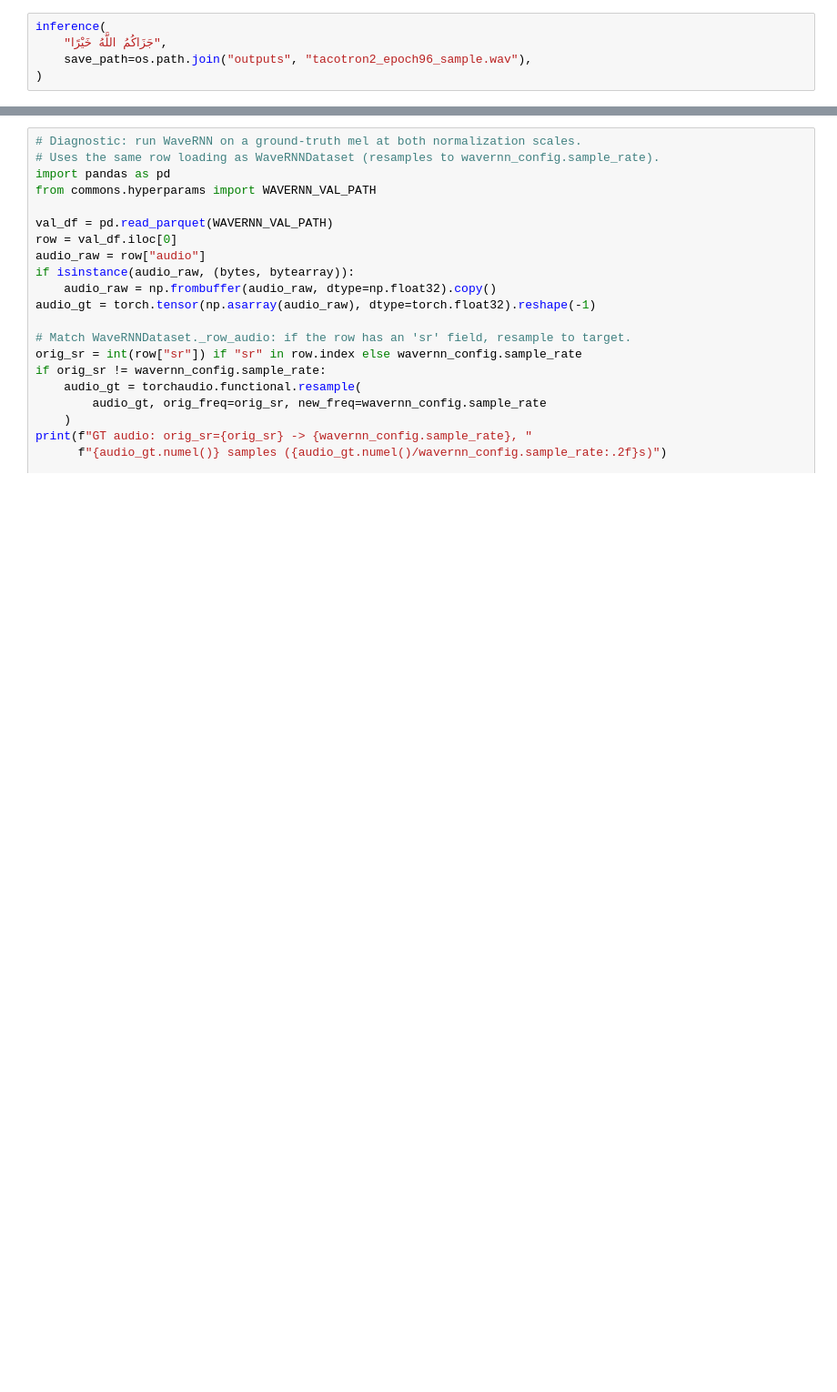
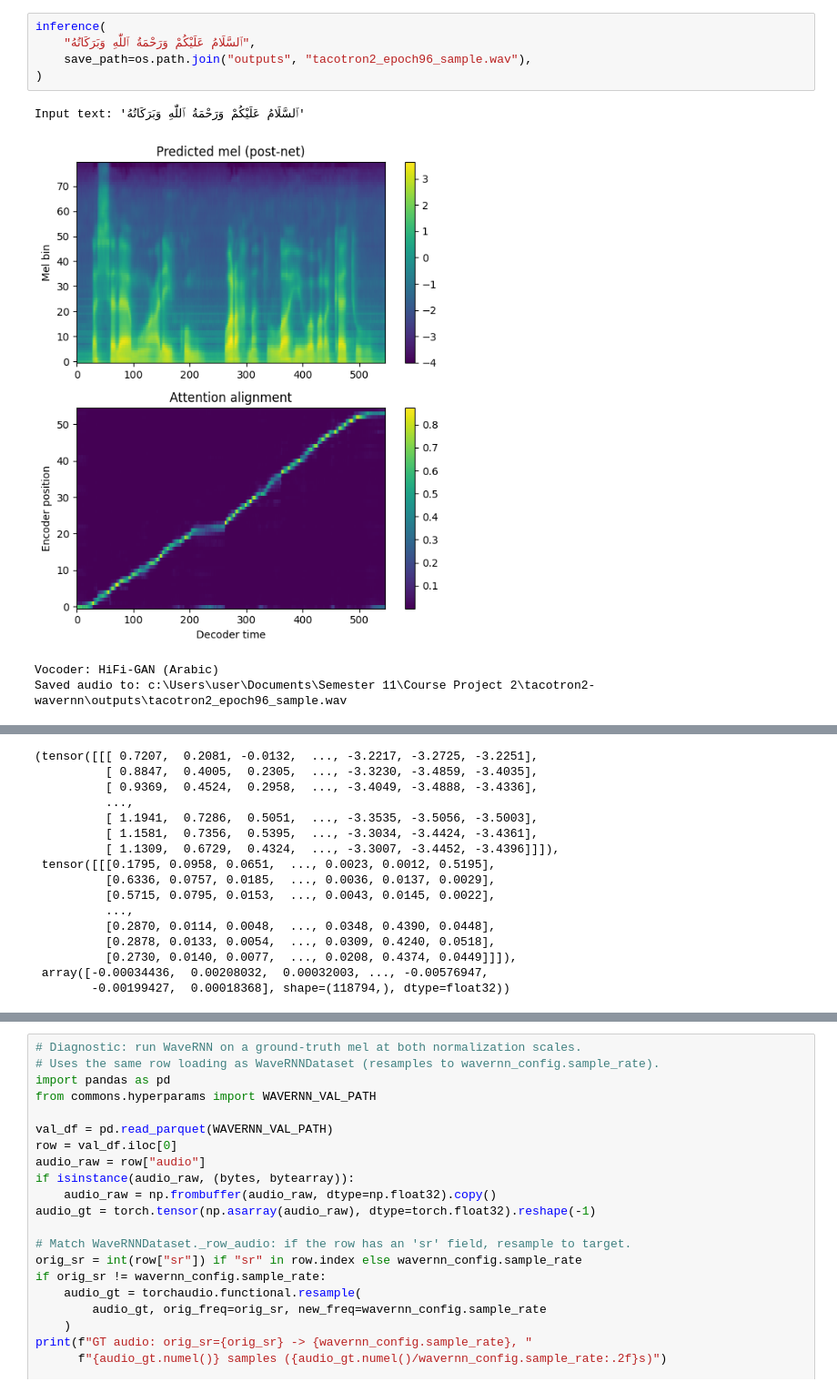
Before and after one commit to HazardCodeBolt/tacotron2, a Jupyter notebook: tacotron2/inference.ipynb, the cells around one changed output, grey strips where cells are left out. Shown at 91% size. Saved outputs shown, nothing was run; the diff lists cells and outputs as text; blank space fills up the shorter version.

Commit message:
cleander audio inference

```diff
--- a/tacotron2/inference.ipynb
+++ b/tacotron2/inference.ipynb
@@ -247,5 +281,10 @@ def inference(
 # %%
 inference(
-    "جَزَاكُمُ اللَّهُ خَيْرًا",
+    "ٱلسَّلَامُ عَلَيْكُمْ وَرَحْمَةُ ٱللّٰهِ وَبَرَكَاتُهُ",
     save_path=os.path.join("outputs", "tacotron2_epoch96_sample.wav"),
 )
+# %% [output]
+Input text: 'ٱلسَّلَامُ عَلَيْكُمْ وَرَحْمَةُ ٱللّٰهِ وَبَرَكَاتُهُ'
+[figure, added]
+Vocoder: HiFi-GAN (Arabic)
+Saved audio to: c:\Users\user\Documents\Semester 11\Course Project 2\tacotron2-wavernn\outputs\tacotron2_epoch96_sample.wav
@@ -251,0 +292,16 @@ inference(
+(tensor([[[ 0.7207,  0.2081, -0.0132,  ..., -3.2217, -3.2725, -3.2251],
+          [ 0.8847,  0.4005,  0.2305,  ..., -3.3230, -3.4859, -3.4035],
+          [ 0.9369,  0.4524,  0.2958,  ..., -3.4049, -3.4888, -3.4336],
+          ...,
+          [ 1.1941,  0.7286,  0.5051,  ..., -3.3535, -3.5056, -3.5003],
+          [ 1.1581,  0.7356,  0.5395,  ..., -3.3034, -3.4424, -3.4361],
+          [ 1.1309,  0.6729,  0.4324,  ..., -3.3007, -3.4452, -3.4396]]]),
+ tensor([[[0.1795, 0.0958, 0.0651,  ..., 0.0023, 0.0012, 0.5195],
+          [0.6336, 0.0757, 0.0185,  ..., 0.0036, 0.0137, 0.0029],
+          [0.5715, 0.0795, 0.0153,  ..., 0.0043, 0.0145, 0.0022],
+          ...,
+          [0.2870, 0.0114, 0.0048,  ..., 0.0348, 0.4390, 0.0448],
+          [0.2878, 0.0133, 0.0054,  ..., 0.0309, 0.4240, 0.0518],
+          [0.2730, 0.0140, 0.0077,  ..., 0.0208, 0.4374, 0.0449]]]),
+ array([-0.00034436,  0.00208032,  0.00032003, ..., -0.00576947,
+        -0.00199427,  0.00018368], shape=(118794,), dtype=float32))
```
Also changed, not shown: parts of 3 cells of this notebook, 1 other file.
